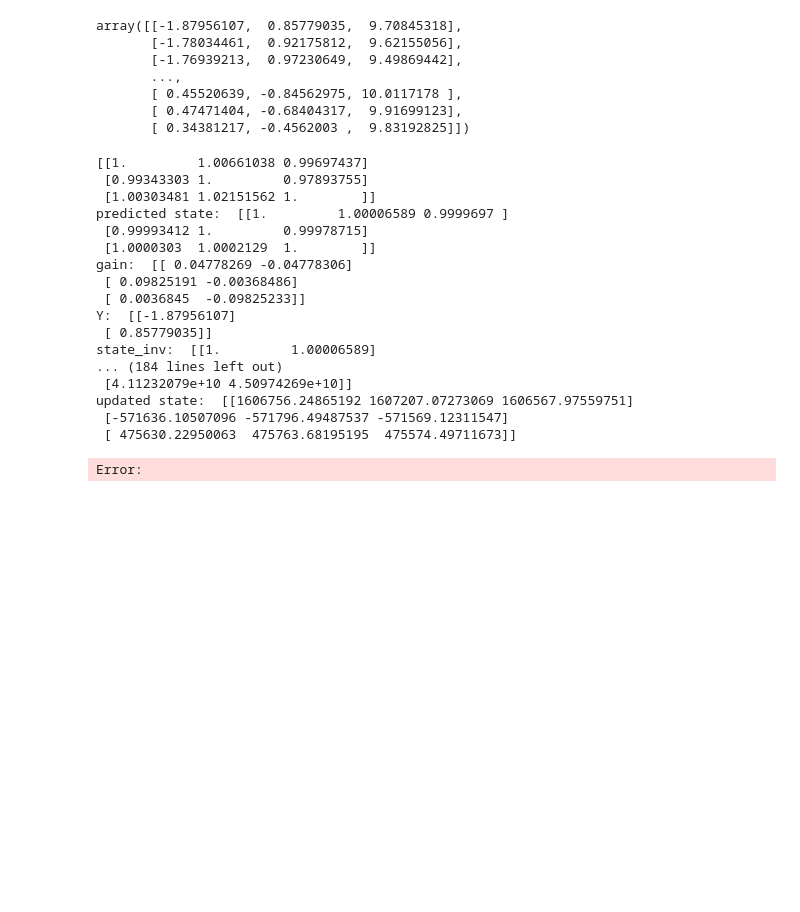
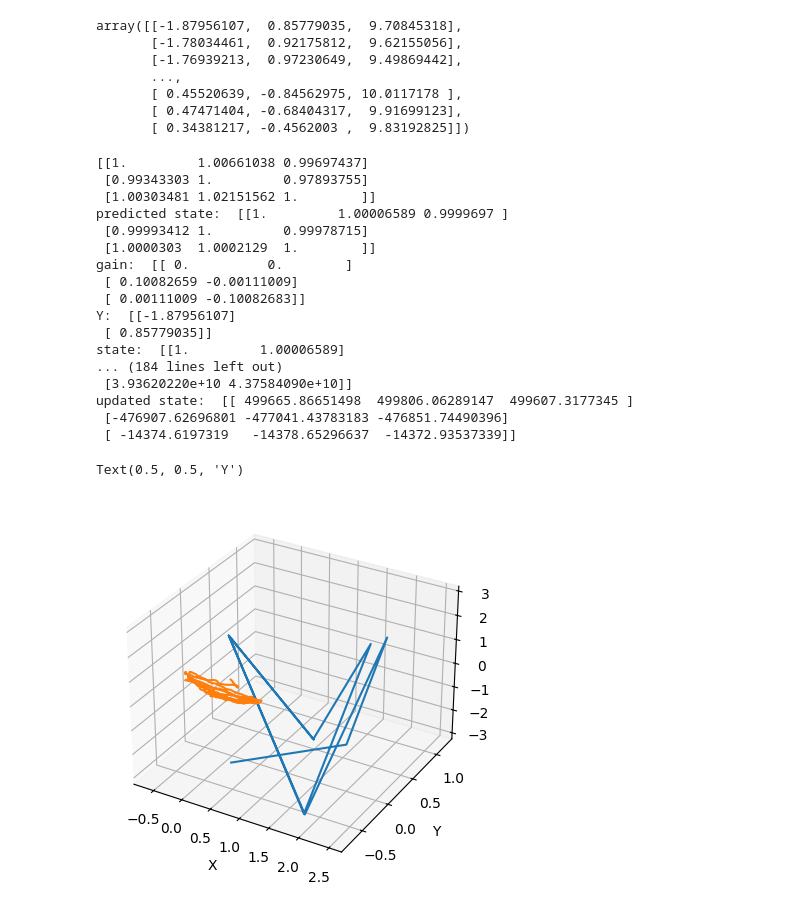
Before and after one commit to yashveerjain/Fundamentals-Of-Robotics, a Jupyter notebook: python/umich/homework-04/RIEKF.ipynb, the cells around one changed output. Drawn from its saved outputs; the diff is of its cells as text; code cells hidden in the pictures; blank space fills up the shorter version.

Commit message:
plots and details

```diff
--- a/python/umich/homework-04/RIEKF.ipynb
+++ b/python/umich/homework-04/RIEKF.ipynb
@@ -109,31 +110,33 @@ class RIEKF:
 
         # Update the state and error covariance
         # Innovation covariance
-        state_inv = self.state
-        N = state_inv @ self.R @ state_inv.T
+        state = self.state
+        N = state @ self.R @ state.T
         N = N[0:2, 0:2] # as H is 2x3, so make N 2x2
         S = self.H @ self.P @ self.H.T + N
 
         # Gain
         gain = self.P @ self.H.T @ np.linalg.inv(S)
         Y = Y[0:2]
-        state_inv = state_inv[0:2, 0:2]
+        state = state[0:2, 0:2]
 
 
 
-        # print("Shapes: ", "Y shape : ", Y.shape, "state_inv shape : ", state_inv.shape,  "R shape : ", self.R.shape, "N shape : ", N.shape, "S shape : ", S.shape, "gain shape : ", gain.shape)
+        # print("Shapes: ", "Y shape : ", Y.shape, "state shape : ", state.shape,  "R shape : ", self.R.shape, "N shape : ", N.shape, "S shape : ", S.shape, "gain shape : ", gain.shape)
         print("gain: ", gain)
         print("Y: ", Y)
-        print("state_inv: ", state_inv)
+        print("state: ", state)
         print("S: ", S)
         print("N: ", N)
 
         # Update State and Error Covariance for Right Invariant method
-        self.state =self.wedge(np.exp(gain@(state_inv@Y - self.b)))@self.state
+        self.state =self.wedge(np.exp(gain@(state@Y - self.b)))@self.state
         self.P = (np.eye(3) - gain@self.H)@self.P@(np.eye(3) - gain@self.H).T + gain@N@gain.T
 
     def get_state_transition_matrix(self, A, dt):
-        return np.exp(A*dt)
+        # Linearized state transition matrix
+        # exp(A*dt) = I + A*dt + H.O.T
+        return np.eye(3) + A*dt
 
 class Model:
     def __init__(self):
@@ -219,6 +222,15 @@ for i in range(0, 10):
     states.append(reiefk.state)
 
 states = np.array(states)
+
+estimated_states = []
+
+for i in range(0, len(states)):
+    R = states[i]
+    tempR = sci_R.from_matrix(R)
+    estimated_states.append(tempR.as_euler('xyz', degrees=False))
+
+estimated_states = np.array(estimated_states)
 # %% [output]
 [[1.         1.00661038 0.99697437]
  [0.99343303 1.         0.97893755]
@@ -226,15 +238,26 @@ states = np.array(states)
 predicted state:  [[1.         1.00006589 0.9999697 ]
  [0.99993412 1.         0.99978715]
  [1.0000303  1.0002129  1.        ]]
-gain:  [[ 0.04778269 -0.04778306]
- [ 0.09825191 -0.00368486]
- [ 0.0036845  -0.09825233]]
+gain:  [[ 0.          0.        ]
+ [ 0.10082659 -0.00111009]
+ [ 0.00111009 -0.10082683]]
 Y:  [[-1.87956107]
  [ 0.85779035]]
-state_inv:  [[1.         1.00006589]
+state:  [[1.         1.00006589]
 ... (184 lines left out)
- [4.11232079e+10 4.50974269e+10]]
-updated state:  [[1606756.24865192 1607207.07273069 1606567.97559751]
- [-571636.10507096 -571796.49487537 -571569.12311547]
- [ 475630.22950063  475763.68195195  475574.49711673]]
+ [3.93620220e+10 4.37584090e+10]]
+updated state:  [[ 499665.86651498  499806.06289147  499607.3177345 ]
+ [-476907.62696801 -477041.43783183 -476851.74490396]
+ [ -14374.6197319   -14378.65296637  -14372.93537339]]
-Error:
+# %%
+# PLot ground truth and estimated states
+fig = plt.figure()
+ax = fig.add_subplot(111, projection='3d')
+
+ax.plot(estimated_states[:,0], estimated_states[:,1], estimated_states[:,2], label='RIEKF')
+ax.plot(EULER[:,0], EULER[:,1], EULER[:,2], label='Ground Truth')
+ax.set_xlabel('X')
+ax.set_ylabel('Y')
+# %% [output]
+Text(0.5, 0.5, 'Y')
+[figure, added]
```
Also changed, not shown: parts of 1 cell of this notebook, 2 other files.
